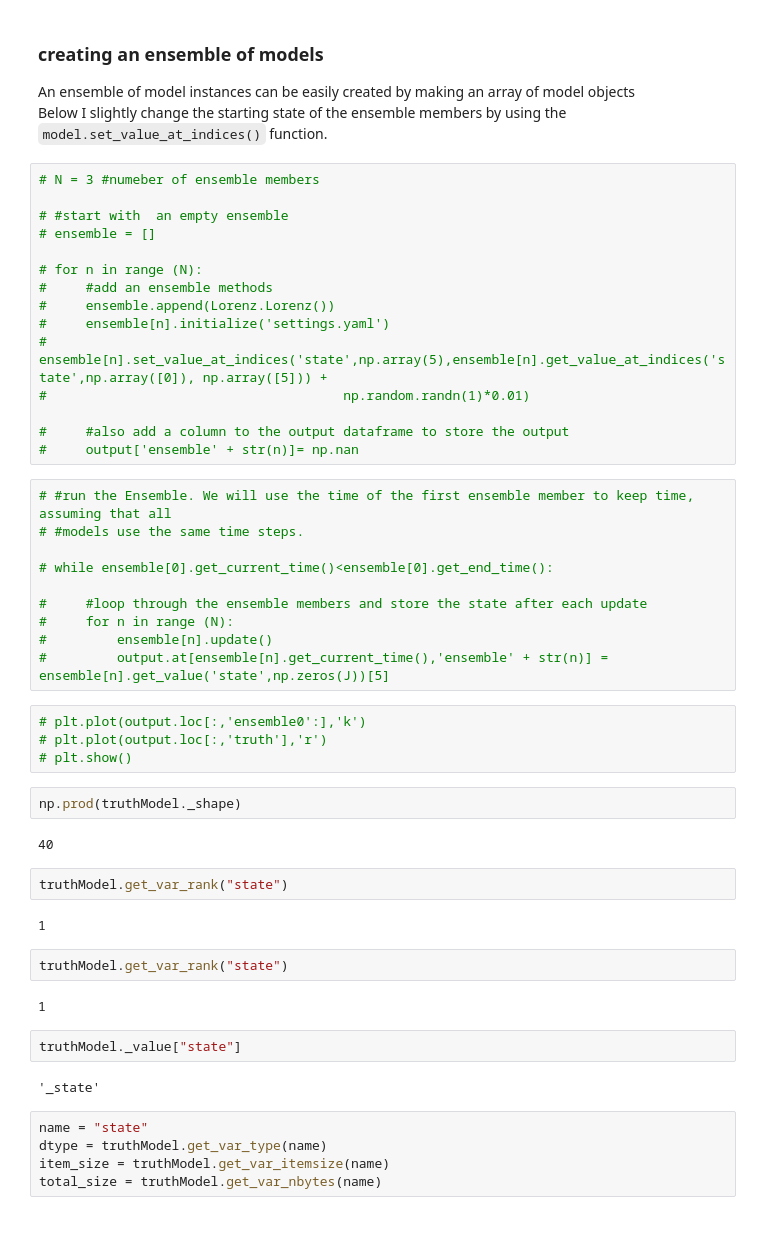
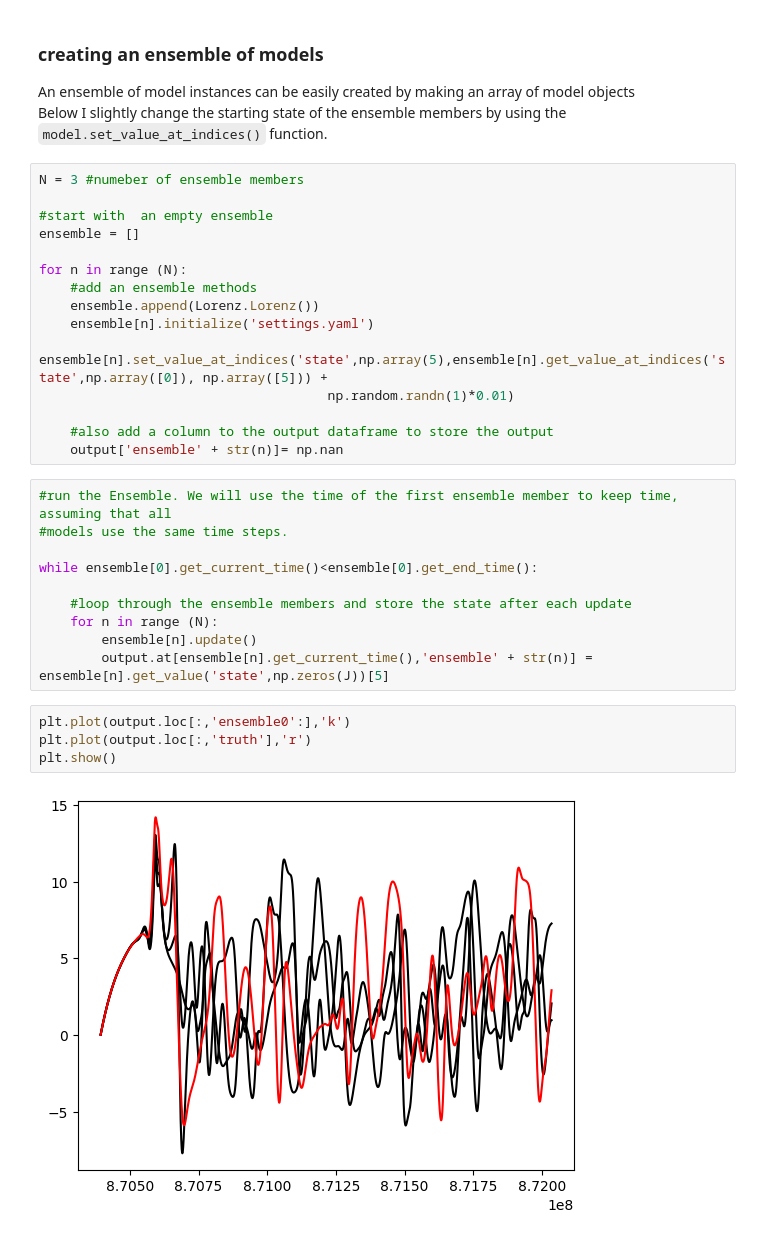
Before and after one commit to Daafip/lorenz-bmi, a Jupyter notebook: docs/example_model_run_lorenz_bmi.ipynb, the cells around one changed output. Cells and saved outputs as stored; diff of their text form.

Commit message:
changes to grid and time functions

```diff
--- a/docs/example_model_run_lorenz_bmi.ipynb
+++ b/docs/example_model_run_lorenz_bmi.ipynb
@@ -115,52 +135,33 @@ plt.show()
 An ensemble of model instances can be easily created by making an array of model objects<br>
 Below I slightly change the starting state of the ensemble members by using the `model.set_value_at_indices()` function.
 # %%
-# N = 3 #numeber of ensemble members
+N = 3 #numeber of ensemble members
 
-# #start with  an empty ensemble
-# ensemble = []
+#start with  an empty ensemble
+ensemble = []
 
-# for n in range (N):
-#     #add an ensemble methods
-#     ensemble.append(Lorenz.Lorenz())
-#     ensemble[n].initialize('settings.yaml')
-#     ensemble[n].set_value_at_indices('state',np.array(5),ensemble[n].get_value_at_indices('state',np.array([0]), np.array([5])) +
-#                                      np.random.randn(1)*0.01)
+for n in range (N):
+    #add an ensemble methods
+    ensemble.append(Lorenz.Lorenz())
+    ensemble[n].initialize('settings.yaml')
+    ensemble[n].set_value_at_indices('state',np.array(5),ensemble[n].get_value_at_indices('state',np.array([0]), np.array([5])) +
+                                     np.random.randn(1)*0.01)
 
-#     #also add a column to the output dataframe to store the output
-#     output['ensemble' + str(n)]= np.nan
+    #also add a column to the output dataframe to store the output
+    output['ensemble' + str(n)]= np.nan
 # %%
-# #run the Ensemble. We will use the time of the first ensemble member to keep time, assuming that all
-# #models use the same time steps.
+#run the Ensemble. We will use the time of the first ensemble member to keep time, assuming that all
+#models use the same time steps.
 
-# while ensemble[0].get_current_time()<ensemble[0].get_end_time():
+while ensemble[0].get_current_time()<ensemble[0].get_end_time():
 
-#     #loop through the ensemble members and store the state after each update
-#     for n in range (N):
-#         ensemble[n].update()
-#         output.at[ensemble[n].get_current_time(),'ensemble' + str(n)] = ensemble[n].get_value('state',np.zeros(J))[5]
+    #loop through the ensemble members and store the state after each update
+    for n in range (N):
+        ensemble[n].update()
+        output.at[ensemble[n].get_current_time(),'ensemble' + str(n)] = ensemble[n].get_value('state',np.zeros(J))[5]
 # %%
-# plt.plot(output.loc[:,'ensemble0':],'k')
-# plt.plot(output.loc[:,'truth'],'r')
-# plt.show()
+plt.plot(output.loc[:,'ensemble0':],'k')
+plt.plot(output.loc[:,'truth'],'r')
+plt.show()
+# %% [output]
+[figure, added]
-# %%
-np.prod(truthModel._shape)
-# %% [output]
-40
-# %%
-truthModel.get_var_rank("state")
-# %% [output]
-1
-# %%
-truthModel.get_var_rank("state")
-# %% [output]
-1
-# %%
-truthModel._value["state"]
-# %% [output]
-'_state'
-# %%
-name = "state"
-dtype = truthModel.get_var_type(name)
-item_size = truthModel.get_var_itemsize(name)
-total_size = truthModel.get_var_nbytes(name)
```
Also changed, not shown: parts of 15 cells of this notebook, 5 other files.
